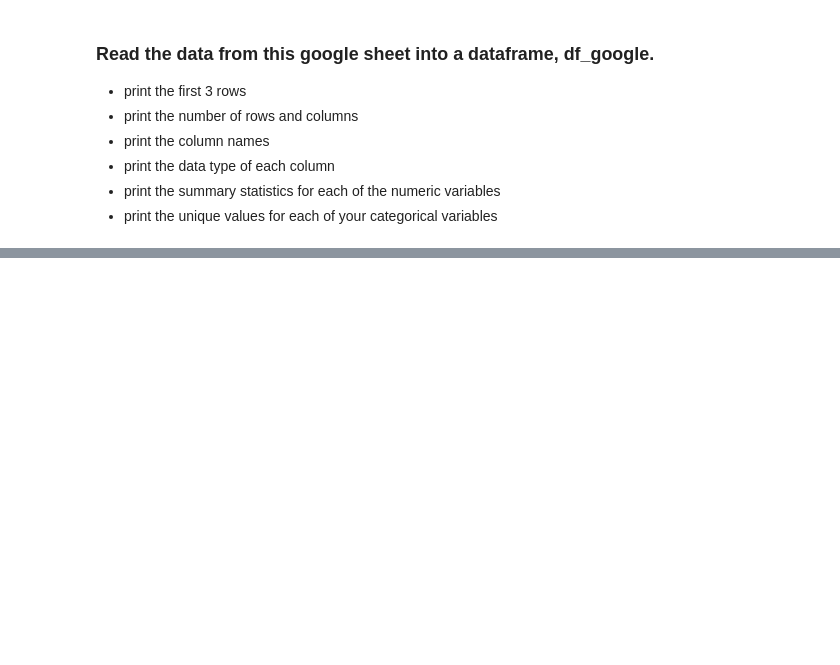
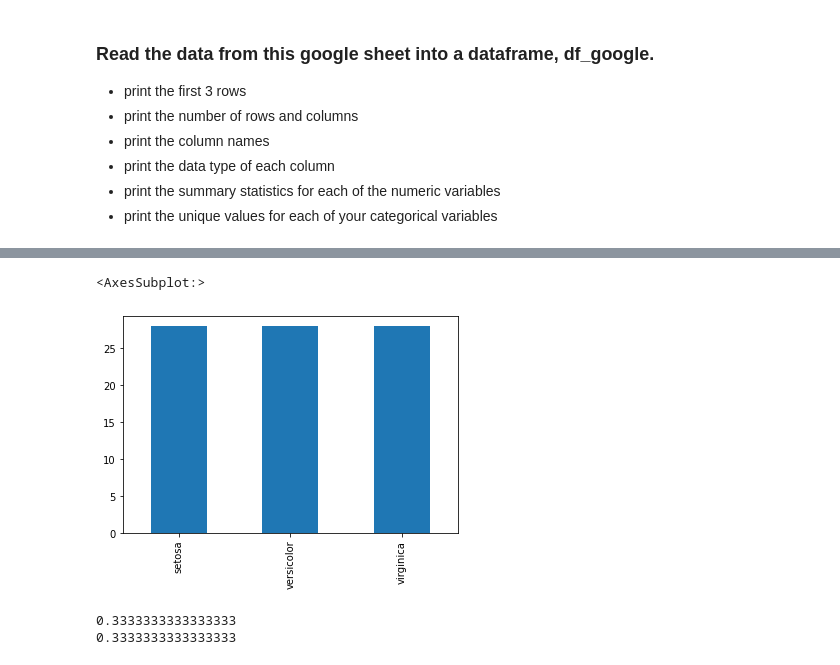
Before and after one commit to Saroj6632/classification-exercises, a Jupyter notebook: classification_exercises.ipynb, the cells around one changed output, grey strips where cells are left out. Drawn from its saved outputs; the diff is of its cells as text; code cells hidden in the pictures; blank space fills up the shorter version.

```diff
--- a/classification_exercises.ipynb
+++ b/classification_exercises.ipynb
@@ -336,0 +235,11 @@ Embarked has 3 unique values
+# %%
+train.species.value_counts().sort_index().plot.bar()
+# %% [output]
+<AxesSubplot:>
+[figure, added]
+# %%
+print(train.versicolor.mean())
+print(train.virginica.mean())
+# %% [output]
+0.3333333333333333
+0.3333333333333333
```
Also changed, not shown: parts of 48 cells of this notebook.
